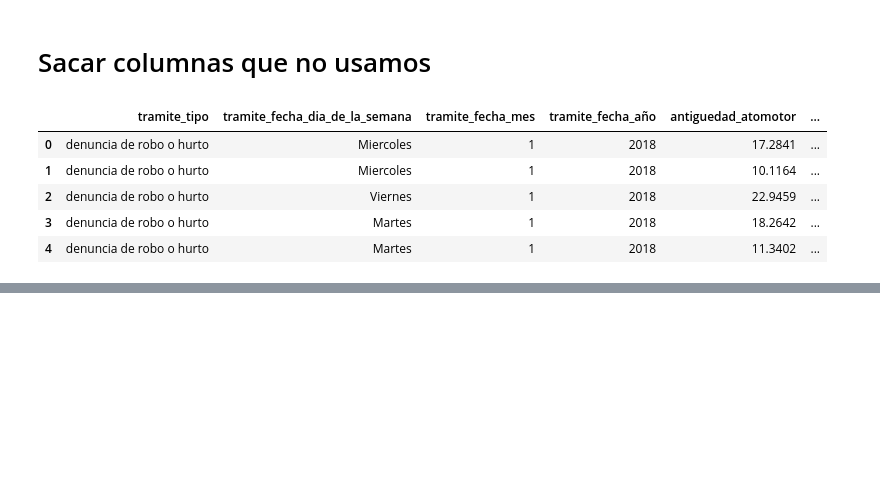
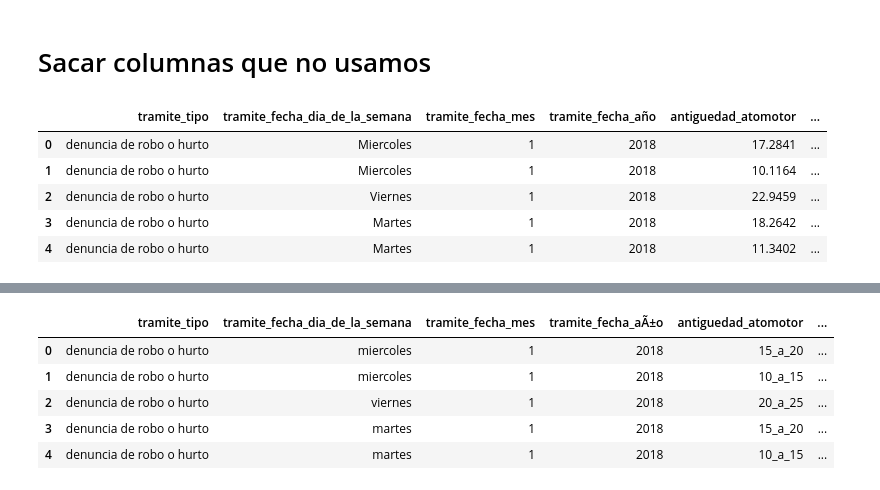
Before and after one commit to felixreyero/isi-tp-fin, a Jupyter notebook: ISI - Preparación de los datos.ipynb, the cells around one changed output, grey strips where cells are left out. Saved outputs shown, nothing was run; the diff lists cells and outputs as text; code cells hidden in the pictures; blank space fills up the shorter version.

```diff
--- a/ISI - Preparación de los datos.ipynb
+++ b/ISI - Preparación de los datos.ipynb
@@ -244,0 +247,2 @@ clean('tmp2_pandas.csv')
+# %%
+df = pd.read_csv("tmp.csv",  encoding='cp1252')
@@ -244,0 +271,39 @@ clean('tmp2_pandas.csv')
+# %%
+def agrupamiento_edad_titular(edad_titular):
+    if edad_titular == "?":
+        return "?"
+
+    edad_titular = float(edad_titular)
+    if 16 <= edad_titular < 21:
+        return '16_a_21'
+    if 21 <= edad_titular < 30:
+        return '21_a_30'
+    if 30 <= edad_titular < 40:
+        return '30_a_40'
+    if 40 <= edad_titular < 50:
+        return '40_a_50'
+    if 50 <= edad_titular < 60:
+        return '50_a_60'
+    if 60 <= edad_titular < 70:
+        return '60_a_70'
+    if 70 <= edad_titular < 80:
+        return '70_a_80'
+    if 80 <= edad_titular < 90:
+        return '80_a_90'
+    if 90 <= edad_titular:
+        return '90_o_mas'
+
+df.insert(7, "edad_titular_agrup", df.apply(lambda row: agrupamiento_edad_titular(row["edad_titular"]), axis=1))
+# %%
+df = df.drop(columns=['antiguedad_atomotor', 'edad_titular'])
+# %%
+df = df.rename(columns={"antiguedad_automotor_agrup": "antiguedad_atomotor", "edad_titular_agrup": "edad_titular"})
+# %%
+df.head()
+# %% [output]
+|  | tramite_tipo | tramite_fecha_dia_de_la_semana | tramite_fecha_mes | tramite_fecha_aÃ±o | antiguedad_atomotor | ... |
+| 0 | denuncia de robo o hurto | miercoles | 1 | 2018 | 15_a_20 | ... |
+| 1 | denuncia de robo o hurto | miercoles | 1 | 2018 | 10_a_15 | ... |
+| 2 | denuncia de robo o hurto | viernes | 1 | 2018 | 20_a_25 | ... |
+| 3 | denuncia de robo o hurto | martes | 1 | 2018 | 15_a_20 | ... |
+| 4 | denuncia de robo o hurto | martes | 1 | 2018 | 10_a_15 | ... |
```
Also changed, not shown: parts of 3 cells of this notebook, 2 other files.
